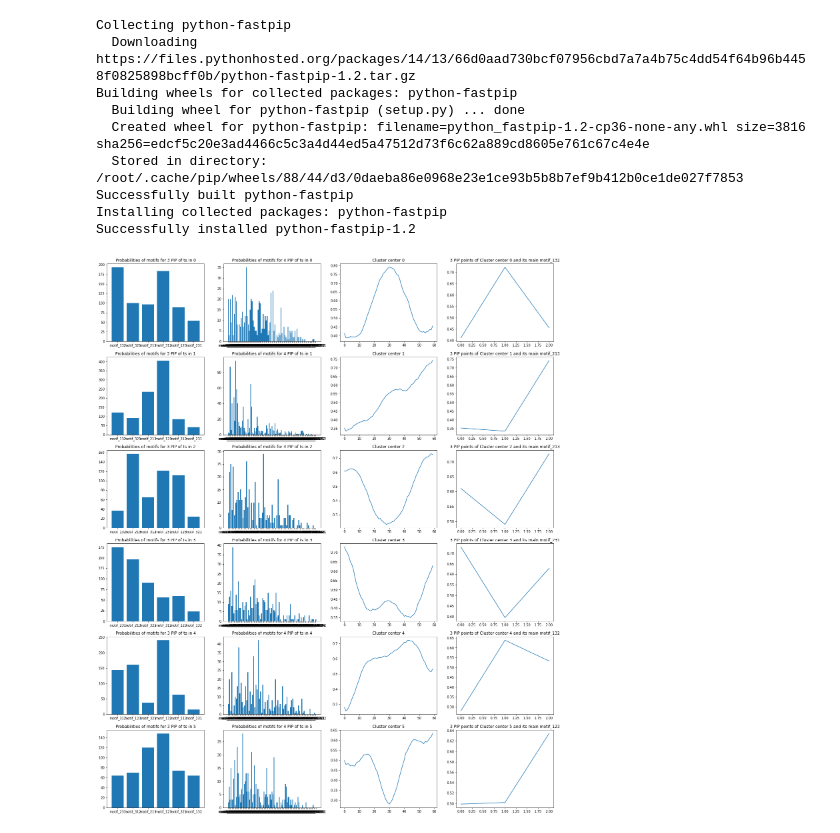
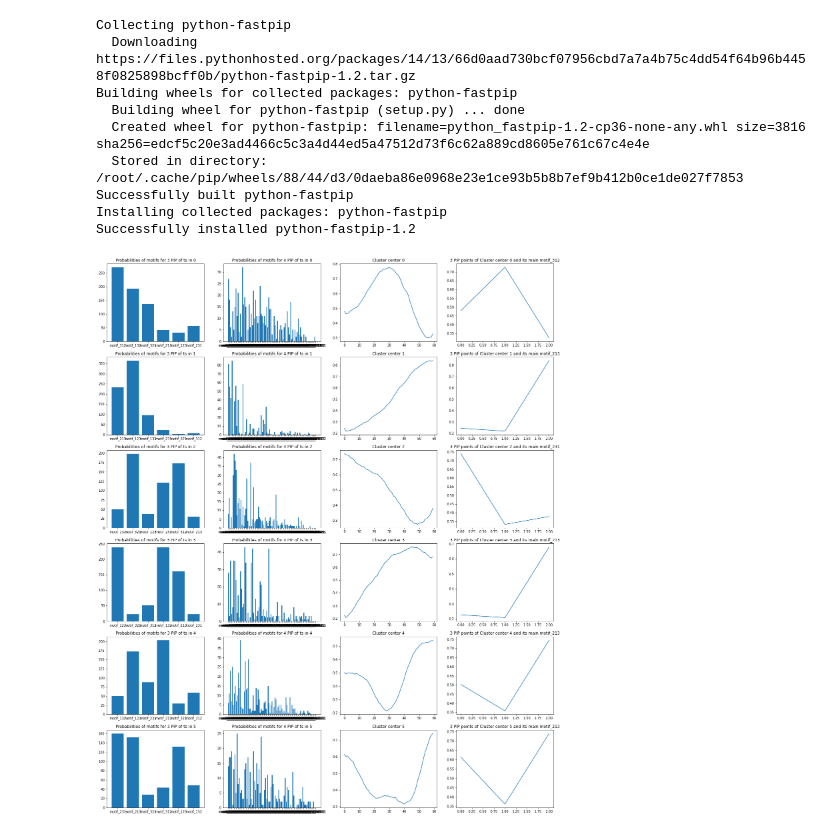
Before and after one commit to mtchibozo/Capstone-Fall-2020, a Jupyter notebook: padded_skipped_fourier_clustering.ipynb, the cells around one changed output. Cells and saved outputs as stored; diff of their text form; code cells hidden in the pictures.

```diff
--- a/padded_skipped_fourier_clustering.ipynb
+++ b/padded_skipped_fourier_clustering.ipynb
@@ -142,6 +142,8 @@ for i in range(0,num_clus):
 
 for ind, arr in enumerate(consecutive_values_original):
   dict_cons[clusters_consecutive[ind]].append(arr)
+# %%
+copy_consecutive = dict_cons.copy()
 # %%
 #Number of chunks in each cluster
 clusters_n_cons = [len(j) for j in dict_cons.values()]
@@ -281,10 +283,13 @@ visualizer.silhouette_score_
 # %% [markdown]
 # Motif multiscale
 # %%
-def one_dimention(X):
+def one_dimention_skipped(X):
   return [i[:,0] for i in X]
 
-copy_skipped_1d = one_dimention(copy_skipped[2])
+def one_dimention_cons(X):
+  return [i[:,2] for i in X]
+
+copy_skipped_1d = one_dimention_skipped(copy_skipped[2])
 # %%
 !pip install python-fastpip
 # %% [output]
@@ -342,33 +347,33 @@ nrows = n_clusters
 fig, ax = plt.subplots(nrows=n_clusters, ncols= 4, figsize=(6*ncols, 5*nrows))
 
 for cluster in range(6):
-  copy_skipped_1d = one_dimention(copy_skipped[cluster])
+  copy_skipped_1d = one_dimention_cons(copy_consecutive[cluster])
 
   # reduce dimentions of each ts to 3
   x_3 = reduce_dimension(np.array(copy_skipped_1d),3)
   # get 3 dim motifs count
   dict_3_motifs = motif_dictionary(x_3)
 
   # reduce dimentions of each ts to 4
   x_4 = reduce_dimension(np.array(copy_skipped_1d),5)
   # get 4 dim motifs count
   dict_4_motifs = motif_dictionary(x_4)
 
-  context_center = np.array(dict_skipped[cluster]['consecutive_mean'])
+  context_center = np.array(dict_cons[cluster]['60d_mean'])
 
   # 3 pip cluster center
   pip3_cluster_center = reduce_dimension(context_center.reshape(1,-1),3)[0]
   motif_of_pip3_cluster_center = label_motif_general(pip3_cluster_center)
 
   # plot axis
   ax[cluster,0].bar(list(dict_3_motifs.keys()), list(dict_3_motifs.values()))
   ax[cluster,0].title.set_text('Probabilities of motifs for 3 PIP of ts in '+str(cluster))
   ax[cluster,1].bar(list(dict_4_motifs.keys()), list(dict_4_motifs.values()))
   ax[cluster,1].title.set_text('Probabilities of motifs for 4 PIP of ts in '+str(cluster))
   ax[cluster,2].plot(context_center)
   ax[cluster,2].title.set_text('Cluster center '+str(cluster))
   ax[cluster,3].plot(reduce_dimension(context_center.reshape(1,-1),3)[0])
   ax[cluster,3].title.set_text("3 PIP points of Cluster center "+str(cluster)+" and its main "+ motif_of_pip3_cluster_center)
 fig.savefig("motif_analysis.png")
 # %% [output]
-[figure, old version]
+[figure, new version]
```
